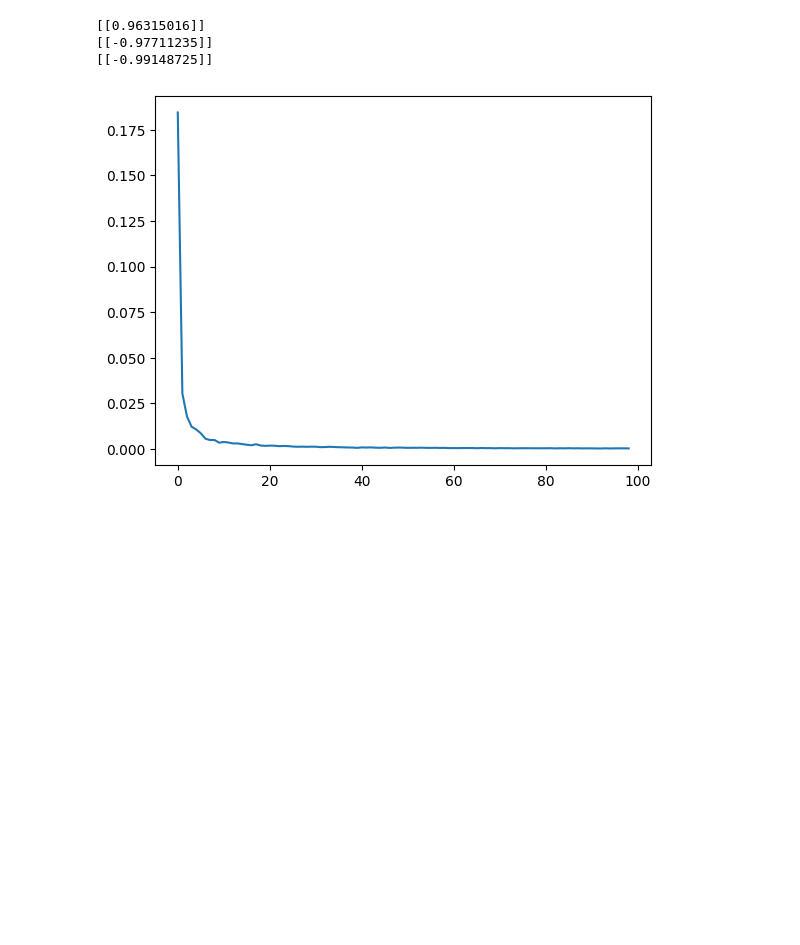
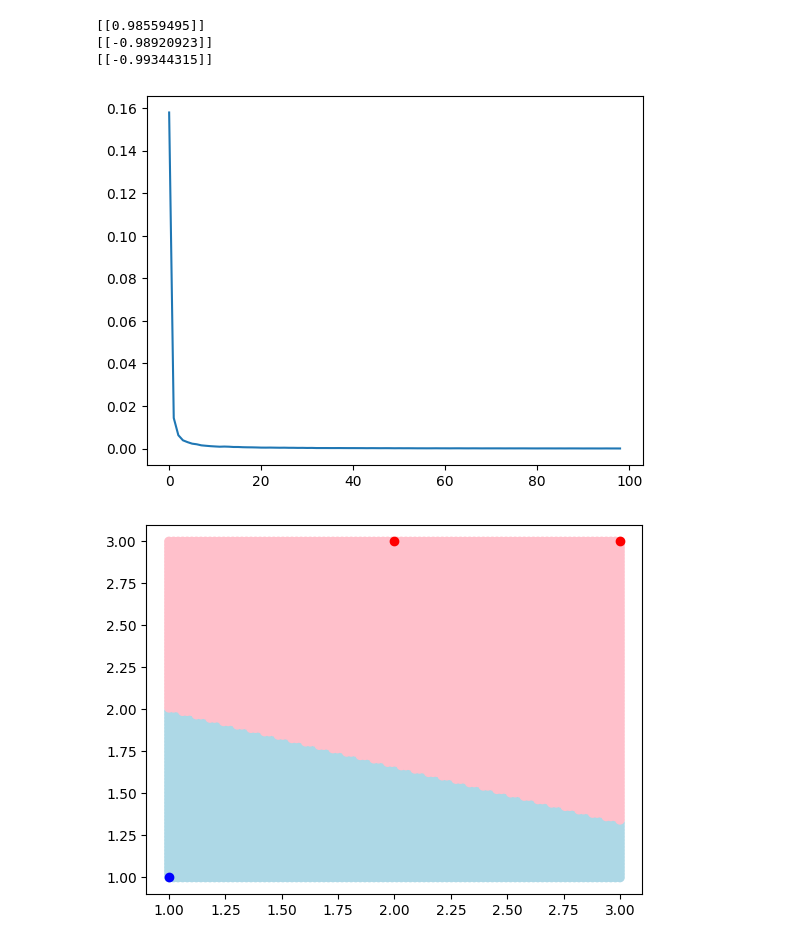
Before and after one commit to xaxam2001/Snake, a Jupyter notebook: python-test-folder/MLP.ipynb, the cells around one changed output. Drawn from its saved outputs; the diff is of its cells as text; code cells hidden in the pictures; blank space fills up the shorter version.

```diff
--- a/python-test-folder/MLP.ipynb
+++ b/python-test-folder/MLP.ipynb
@@ -268,29 +294,55 @@ for col in range(xor_inputs.shape[1]):
 # %%
-mlp_mat = MLP_matrix([2, 1])
+mlp_mat = MLP_matrix([2, 3, 1])
 
 X = np.array([
       [1, 1],
       [2, 3],
       [3, 3]
 ])
 Y = np.array([[
       1,
       -1,
       -1
 ]])
 
 error = mlp_mat.train(X.T, Y, True, 10000, 0.1)
 
 plt.plot(error)
 
 for i in range(X.shape[0]):
     inp = X[i].reshape(-1, 1)
     print(mlp_mat.predict(inp, True))
+
+plt.show()
+
+# Create grid points using meshgrid
+x1 = np.linspace(1, 3, 100)
+x2 = np.linspace(1, 3, 100)
+X1, X2 = np.meshgrid(x1, x2)
+
+# Reshape into input array for predict_batch
+X_bg = np.column_stack((X1.ravel(), X2.ravel()))
+
+predictions = np.zeros((X_bg.shape[0], 1))
+# Get predictions for all points at once
+for i in range(X_bg.shape[0]):
+    inp = X_bg[i].reshape(-1, 1)
+    predictions[i] = mlp_mat.predict(inp, True)
+
+# Create color array
+colors = np.where(predictions.reshape((-1)) < 0, 'pink', 'lightblue')
+
+# Plot scatter
+plt.scatter(X_bg[:,0], X_bg[:,1], c=colors)
+plt.scatter(X[0, 0], X[0, 1], color='blue')
+plt.scatter(X[1:3,0], X[1:3,1], color='red')
+plt.show()
 # %% [output]
-[[0.96315016]]
-[[-0.97711235]]
-[[-0.99148725]]
+[[0.98559495]]
+[[-0.98920923]]
+[[-0.99344315]]
-[figure, old version]
+[figure, new version]
+[figure, added]
 # %%
 mlp_mat = MLP_matrix([2, 1])
 
```
Also changed, not shown: parts of 25 cells of this notebook, 2 other files.
